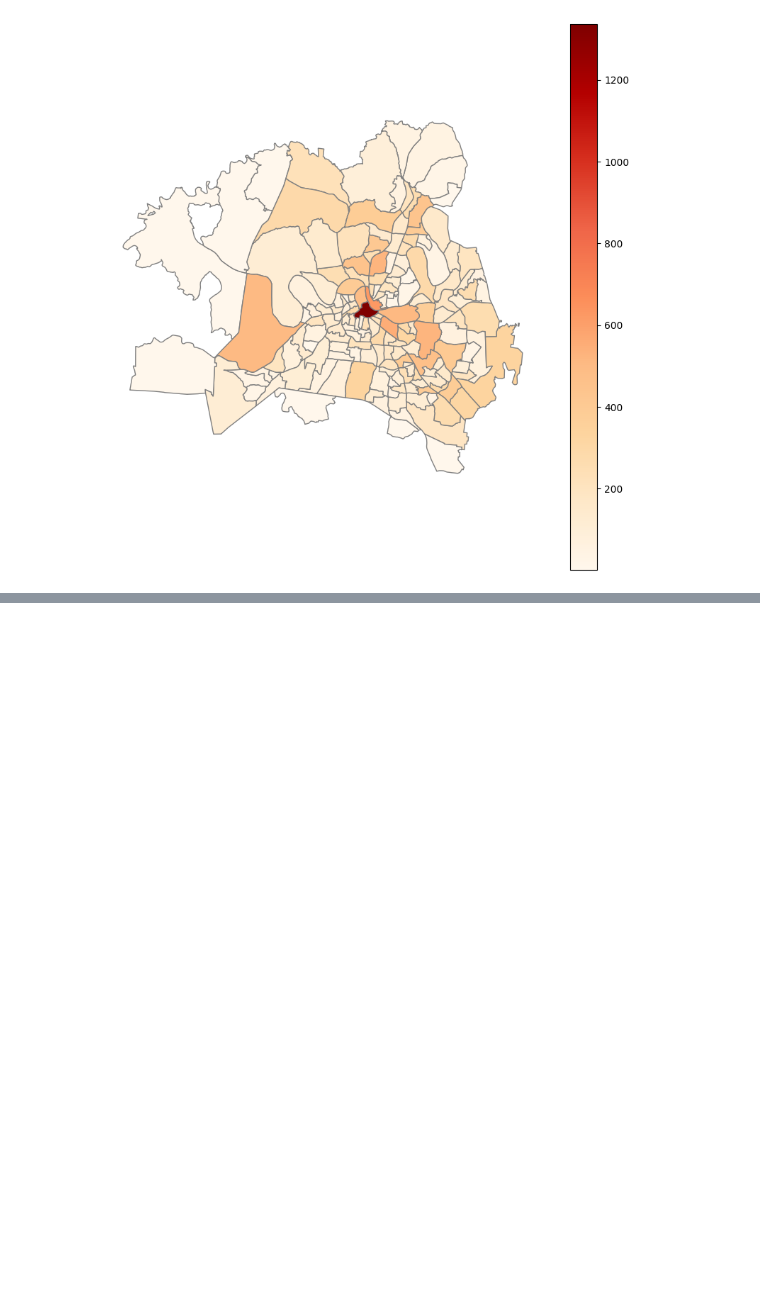
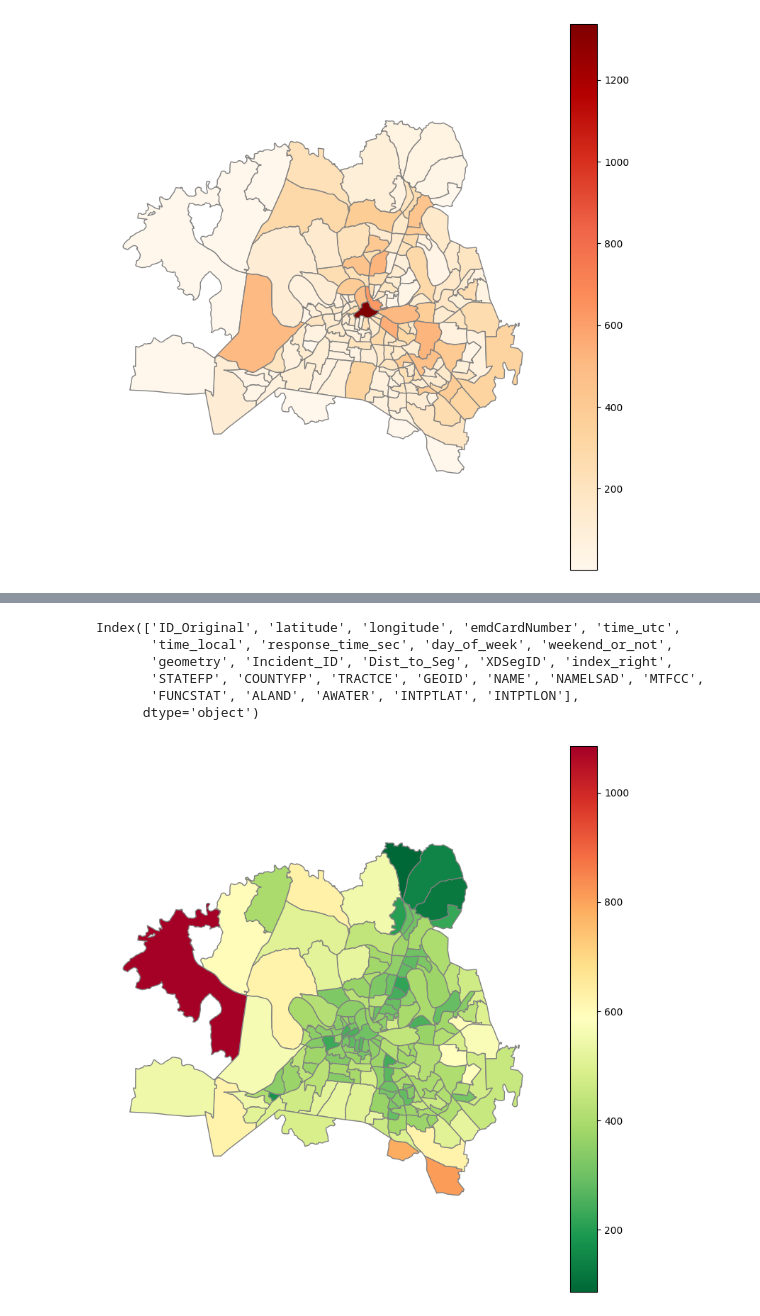
Before and after one commit to JoshScherer/Emergency-Response, a Jupyter notebook: AssignedQueries.ipynb, the cells around one changed output, grey strips where cells are left out. Saved outputs shown, nothing was run; the diff lists cells and outputs as text; code cells hidden in the pictures; blank space fills up the shorter version.

Commit message:
Response time across census

```diff
--- a/AssignedQueries.ipynb
+++ b/AssignedQueries.ipynb
@@ -245,0 +248,17 @@ plt.show()
+# %%
+import geopandas as gpd
+from shapely.geometry import Point
+import pandas as pd
+
+# Read shapefile into gpd df
+polygons = gpd.read_file('tl_2016_47_tract.shp')
+
+# Fetch from S3 --> rename to incidents.parquet
+s3.download_file('cs4266-finalproject', 'nfd_incidents_xd_seg.parquet', 'incidents.parquet')
+points = pd.read_parquet('incidents.parquet')
+
+# Create a geometry column from the latitude and longitude columns
+points['geometry'] = gpd.points_from_xy(points['longitude'], points['latitude'])
+
+# CRS of polygons is EPSG:4269, so we should match this
+points_gdf = gpd.GeoDataFrame(points, geometry=points['geometry'], crs='EPSG:4269')
@@ -245,0 +319,5 @@ plt.show()
+# %%
+# GEOID is a unique identifier in the polygons
+# Since we did sjoin/groupby, we can average response time by GEOID
+# Create a new dataframe to hold average response time of each GEOID
+avg_resp_times = points_in_polygons.groupby('GEOID')['response_time_sec'].mean().reset_index(name='average')
@@ -245,0 +334,22 @@ plt.show()
+# %%
+# Here are our columns in points_in_polygons
+points_in_polygons.columns
+# %% [output]
+Index(['ID_Original', 'latitude', 'longitude', 'emdCardNumber', 'time_utc',
+       'time_local', 'response_time_sec', 'day_of_week', 'weekend_or_not',
+       'geometry', 'Incident_ID', 'Dist_to_Seg', 'XDSegID', 'index_right',
+       'STATEFP', 'COUNTYFP', 'TRACTCE', 'GEOID', 'NAME', 'NAMELSAD', 'MTFCC',
+       'FUNCSTAT', 'ALAND', 'AWATER', 'INTPTLAT', 'INTPTLON'],
+      dtype='object')
+# %%
+# We want to have the counts map to the GEOIDs in polygons
+polygons_with_counts = polygons.merge(avg_resp_times, on='GEOID')
+# %%
+# Now we can form a chloropleth based on average response time
+# Green indicates fast response, red indicates slow response
+fig, ax = plt.subplots(figsize=(10,10))
+polygons_with_counts.plot(column='average', cmap='RdYlGn_r', ax=ax, edgecolor='0.5', legend=True)
+ax.axis('off')
+plt.show()
+# %% [output]
+[figure, added]
```
Also changed, not shown: parts of 7 cells of this notebook.
